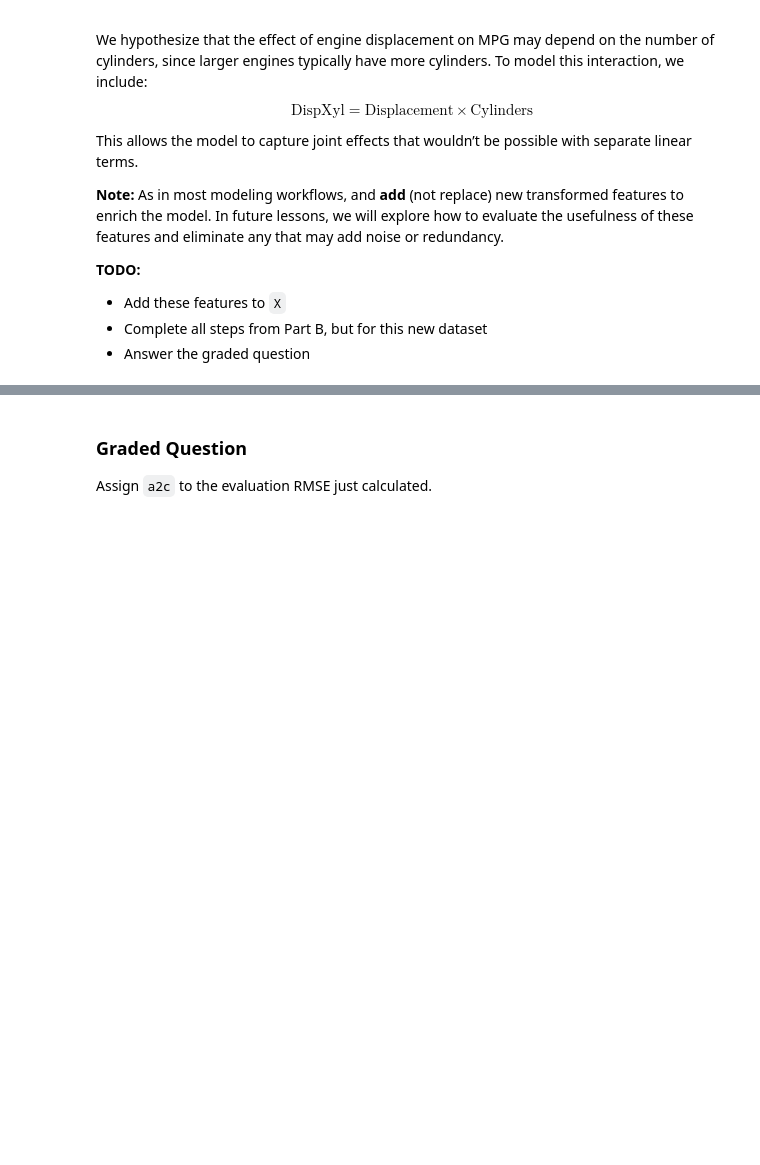
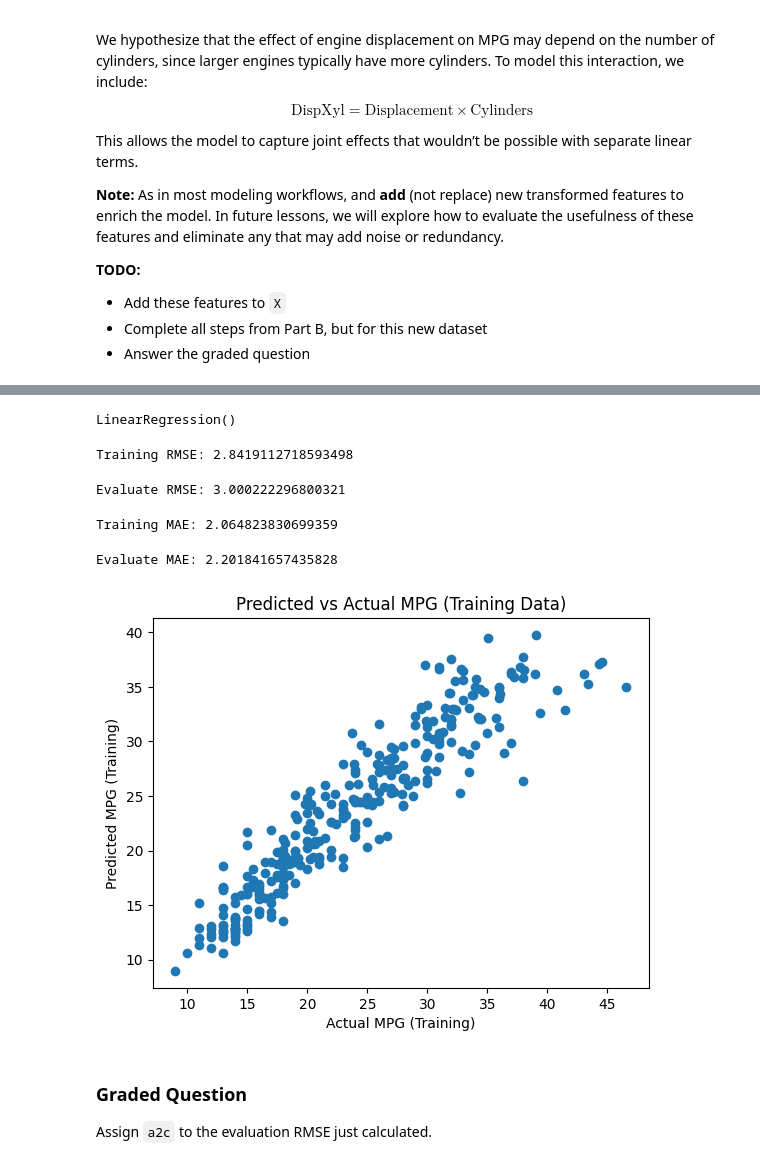
Before and after one commit to JonG-2025/Module-3-Assignments, a Jupyter notebook: Homework_03.ipynb, the cells around one changed output, grey strips where cells are left out. Cells and saved outputs as stored; diff of their text form; code cells hidden in the pictures; blank space fills up the shorter version.

```diff
--- a/Homework_03.ipynb
+++ b/Homework_03.ipynb
@@ -651,3 +674,48 @@ This allows the model to capture joint effects that wouldn’t be possible with
+# %%
+df_mpg_cleaned_copy_2 = df_mpg_cleaned.copy()
+
+x_cols_2 = df_mpg_cleaned_copy_2.drop(["mpg"], axis= 1)
+y_cols_2 = df_mpg_cleaned_copy_2["mpg"]
+# %%
+x_train, x_eval, y_train, y_eval = train_test_split(x_cols_2, y_cols_2, test_size= 0.20, random_state= random_seed)
+# %%
+car_model_2 = LinearRegression()
+
+car_model_2.fit(x_train, y_train)
+# %% [output]
+LinearRegression()
+# %%
+y_train_pred = car_model_2.predict(x_train)
+
+y_eval_pred = car_model_2.predict(x_eval)
+# %%
+train_rmse_2 = np.sqrt(mean_squared_error(y_train, y_train_pred))
+print("Training RMSE:", train_rmse_2)
+# %% [output]
+Training RMSE: 2.8419112718593498
+# %%
+eval_rmse_2 = np.sqrt(mean_squared_error(y_eval, y_eval_pred))
+print("Evaluate RMSE:", eval_rmse_2)
+# %% [output]
+Evaluate RMSE: 3.000222296800321
+# %%
+train_mae_2 = mean_absolute_error(y_train, y_train_pred)
+print("Training MAE:", train_mae_2)
+# %% [output]
+Training MAE: 2.064823830699359
+# %%
+eval_mae_2 = mean_absolute_error(y_eval, y_eval_pred)
+print("Evaluate MAE:", eval_mae_2)
+# %% [output]
+Evaluate MAE: 2.201841657435828
+# %%
+plt.scatter(y_train, y_train_pred)
+plt.xlabel("Actual MPG (Training)")
+plt.ylabel("Predicted MPG (Training)")
+plt.title("Predicted vs Actual MPG (Training Data)")
+plt.show()
+# %% [output]
+[figure, added]
 # %% [markdown]
 ### Graded Question
 
```
Also changed, not shown: parts of 3 cells of this notebook.
